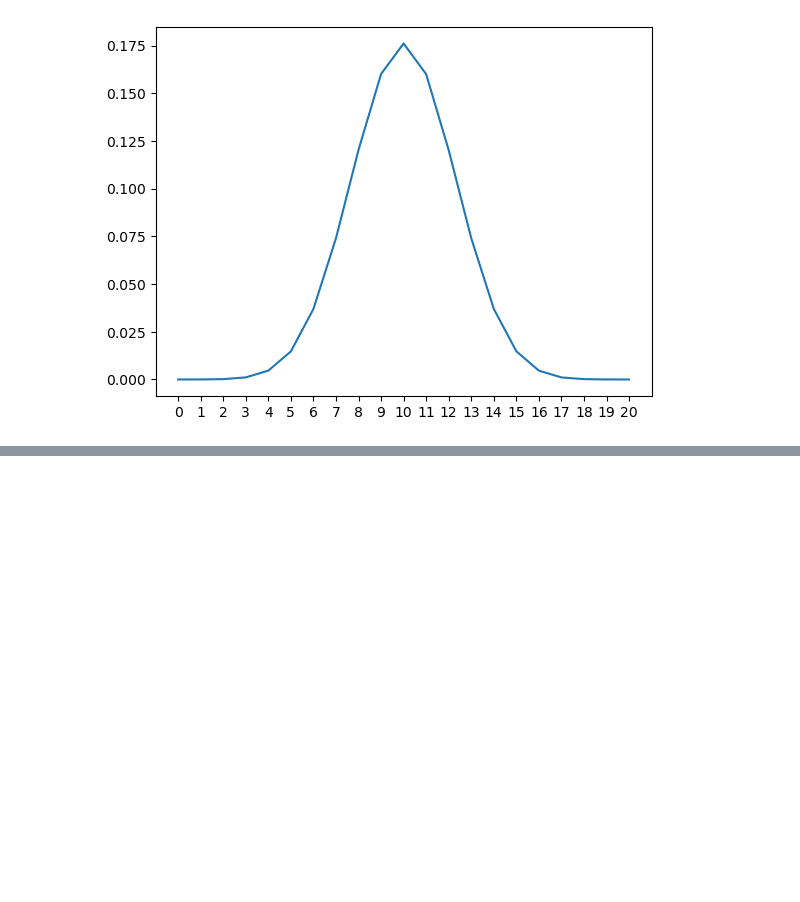
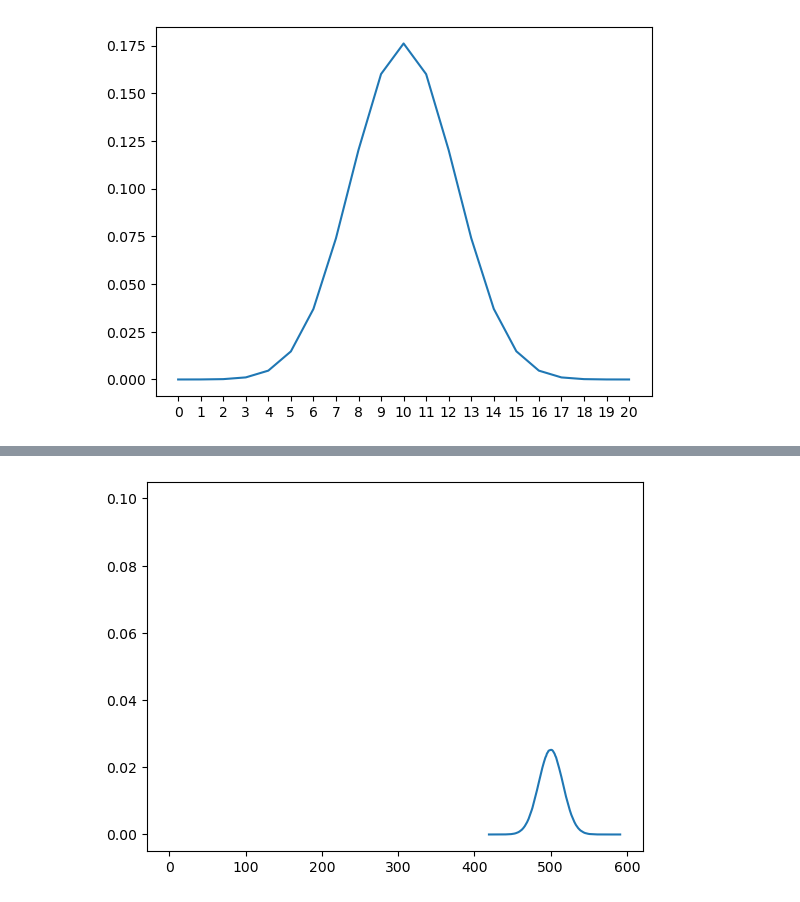
Before and after one commit to Pawan-Adhikari/Data-Science-Lab, a Jupyter notebook: 03_BinomialDistribution.ipynb, the cells around one changed output, grey strips where cells are left out. Drawn from its saved outputs; the diff is of its cells as text; code cells hidden in the pictures; blank space fills up the shorter version.

```diff
--- a/03_BinomialDistribution.ipynb
+++ b/03_BinomialDistribution.ipynb
@@ -39,0 +59,5 @@ If the points are connected, the binomial distribution starts to take shape of a
+# %%
+plt.plot(values, probabilities, 0.1)
+plt.show()
+# %% [output]
+[figure, added]
```
Also changed, not shown: parts of 2 cells of this notebook.
